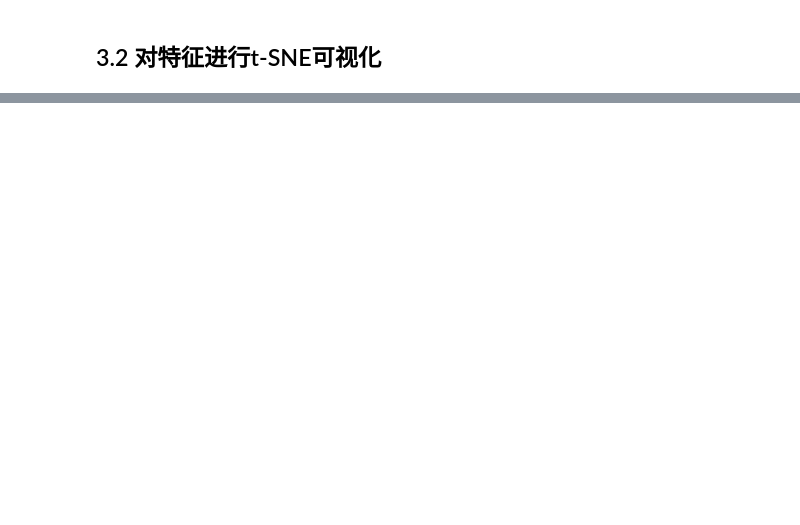
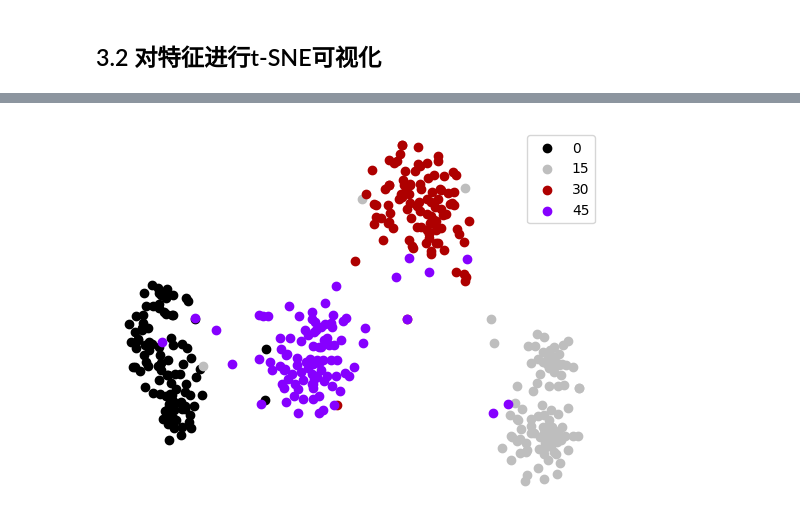
Before and after one commit to BlacknoSheep/CIL, a Jupyter notebook: examples/t-SNE.ipynb, the cells around one changed output, grey strips where cells are left out. Cells and saved outputs as stored; diff of their text form; code cells hidden in the pictures; blank space fills up the shorter version.

```diff
--- a/examples/t-SNE.ipynb
+++ b/examples/t-SNE.ipynb
@@ -108,2 +127,5 @@ features = tsne.fit_transform(features)
 # %%
-features = layernorm(features)
+# 对特征向量使用norm
+do_tsne(select_classes, colors, pre_norm=True)
+# %% [output]
+[figure, added]
```
Also changed, not shown: parts of 22 cells of this notebook, 2 other files.
